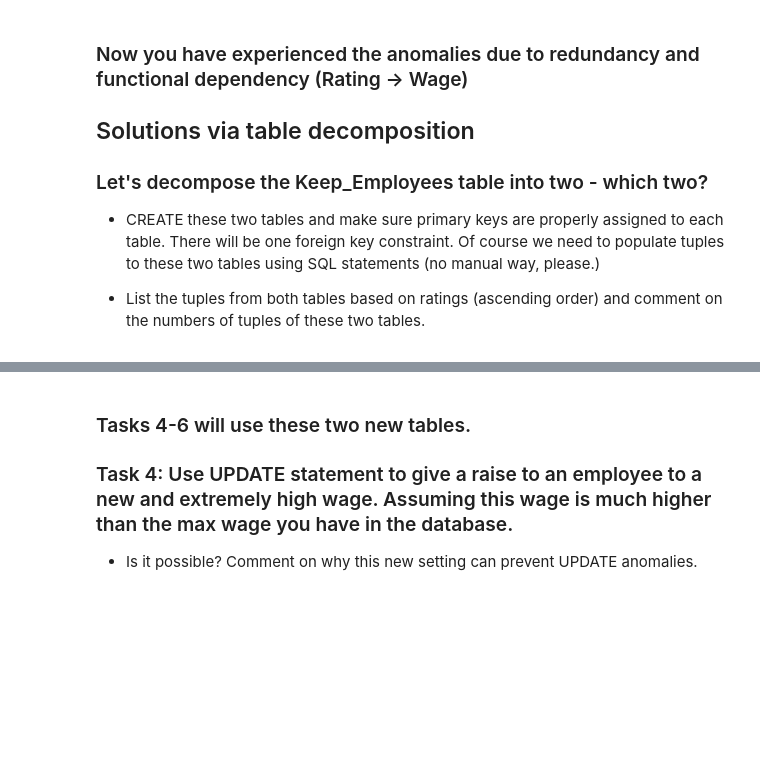
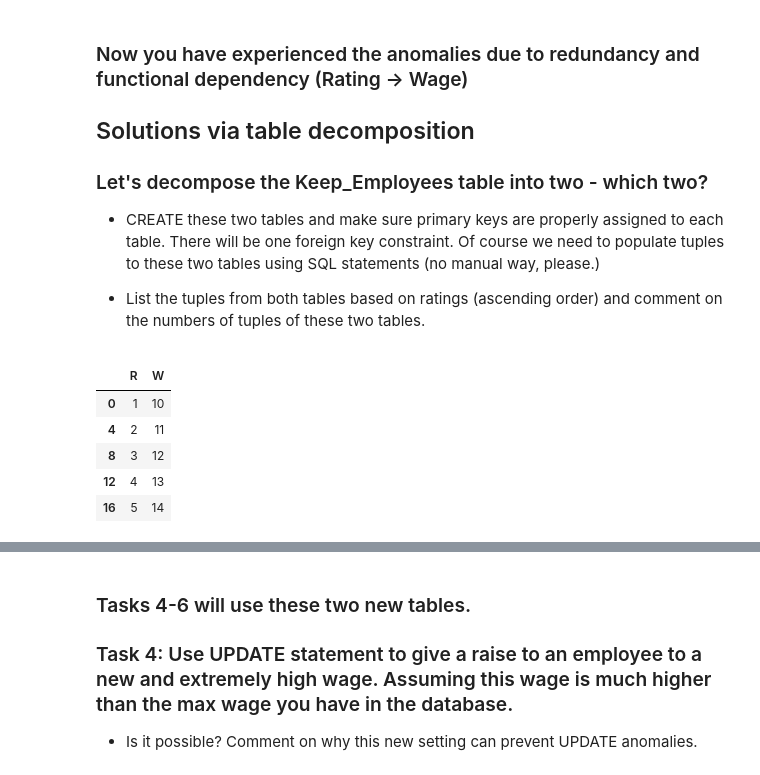
Before and after one commit to may96cc/f21dsa7030, a Jupyter notebook: module7/exercises/TasteOfAnomaliesNF.ipynb, the cells around one changed output, grey strips where cells are left out. Drawn from its saved outputs; the diff is of its cells as text; code cells hidden in the pictures; blank space fills up the shorter version.

```diff
--- a/module7/exercises/TasteOfAnomaliesNF.ipynb
+++ b/module7/exercises/TasteOfAnomaliesNF.ipynb
@@ -68,0 +297,12 @@ Hint: Using CREATE TABLE new_table AS SELECT * FROM original_table;
+# %%
+dfRW1 = df[['R','W']]
+# %%
+dfRW = dfRW1.drop_duplicates()
+dfRW
+# %% [output]
+|  | R | W |
+| 0 | 1 | 10 |
+| 4 | 2 | 11 |
+| 8 | 3 | 12 |
+| 12 | 4 | 13 |
+| 16 | 5 | 14 |
```
Also changed, not shown: parts of 53 cells of this notebook.
